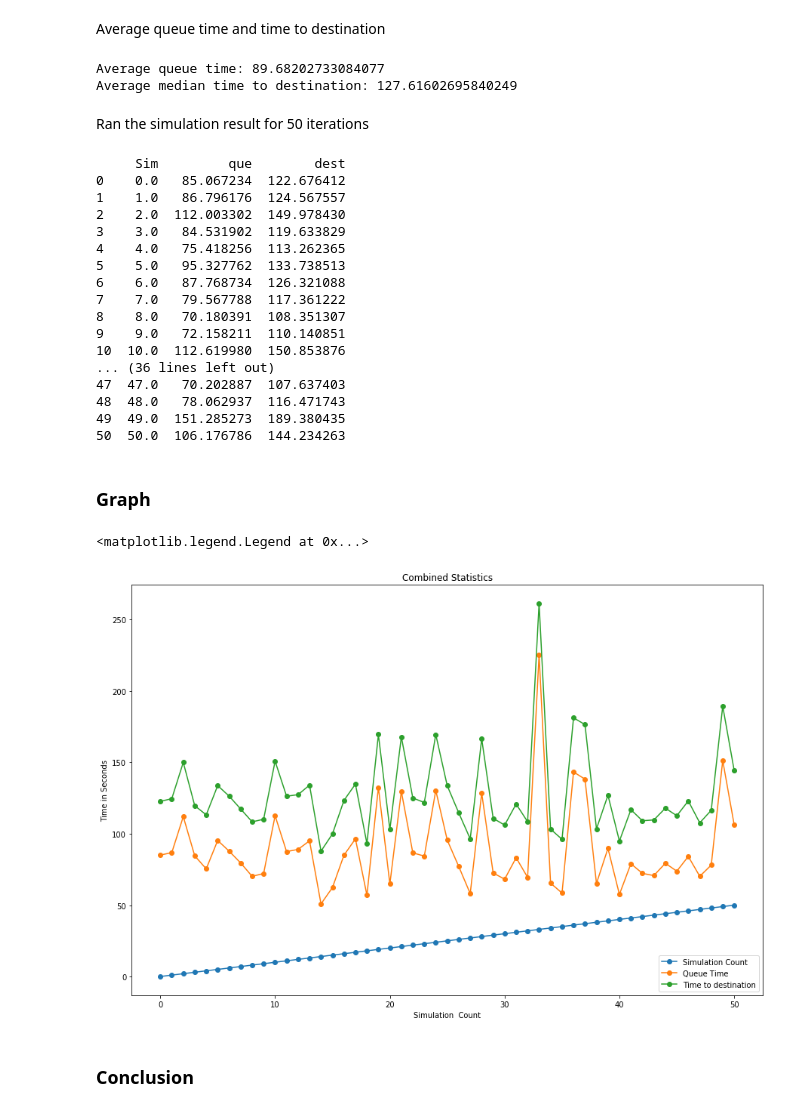
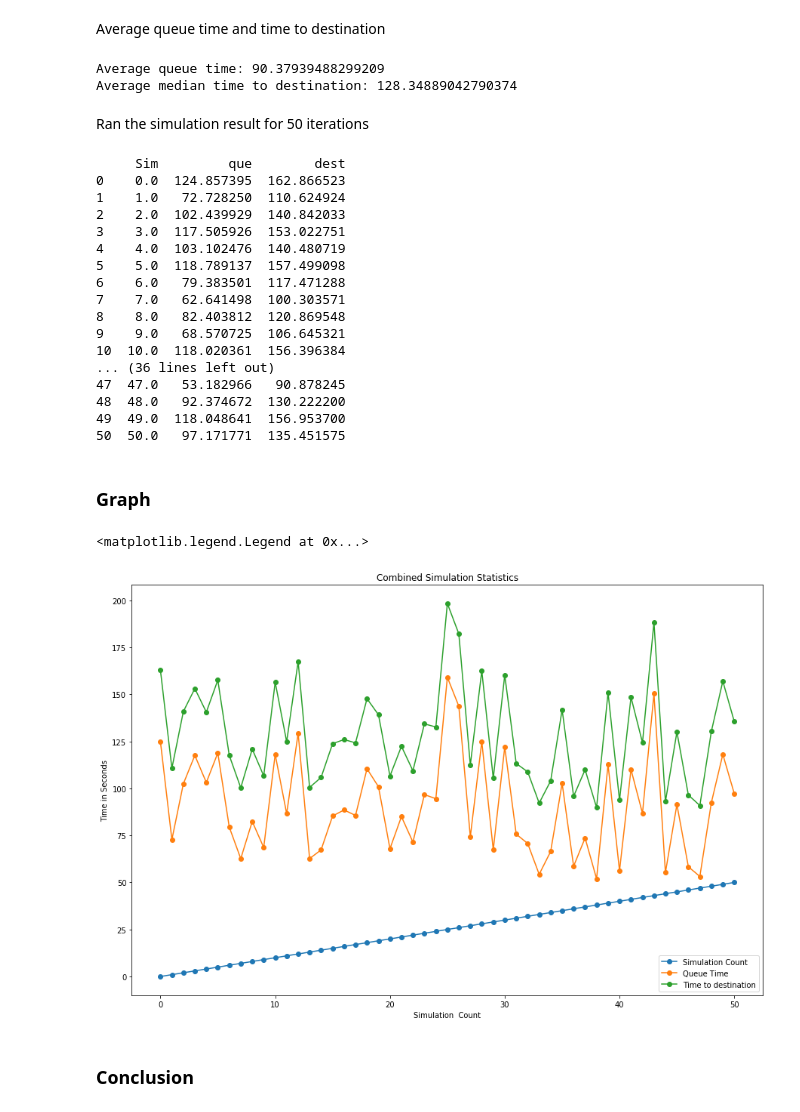
Before and after one commit to mohamedthasleem/DATA604, a Jupyter notebook: Week7_Final/Final_Project.ipynb, the cells around one changed output. Cells and saved outputs as stored; diff of their text form; code cells hidden in the pictures.

```diff
--- a/Week7_Final/Final_Project.ipynb
+++ b/Week7_Final/Final_Project.ipynb
@@ -481,7 +518,7 @@ def run_test():
 
     time = 1
     time_2 = 1
-    # passengers.add_random()
+    passengers.add_random()
 
     time += random.randint(30, 60)
     time_2 += random.randint(5, 20)
@@ -624,42 +661,42 @@ Average queue time and time to destination
 print("Average queue time: " + str(sum_queue / 51))
 print("Average median time to destination: " + str(amount_goal / 51))
 # %% [output]
-Average queue time: 89.68202733084077
-Average median time to destination: 127.61602695840249
+Average queue time: 90.37939488299209
+Average median time to destination: 128.34889042790374
 # %% [markdown]
 Ran the simulation result for 50 iterations
 # %%
 print(df_marks)
 # %% [output]
      Sim         que        dest
-0    0.0   85.067234  122.676412
-1    1.0   86.796176  124.567557
-2    2.0  112.003302  149.978430
-3    3.0   84.531902  119.633829
-4    4.0   75.418256  113.262365
-5    5.0   95.327762  133.738513
-6    6.0   87.768734  126.321088
-7    7.0   79.567788  117.361222
-8    8.0   70.180391  108.351307
-9    9.0   72.158211  110.140851
-10  10.0  112.619980  150.853876
+0    0.0  124.857395  162.866523
+1    1.0   72.728250  110.624924
+2    2.0  102.439929  140.842033
+3    3.0  117.505926  153.022751
+4    4.0  103.102476  140.480719
+5    5.0  118.789137  157.499098
+6    6.0   79.383501  117.471288
+7    7.0   62.641498  100.303571
+8    8.0   82.403812  120.869548
+9    9.0   68.570725  106.645321
+10  10.0  118.020361  156.396384
 ... (36 lines left out)
-47  47.0   70.202887  107.637403
-48  48.0   78.062937  116.471743
-49  49.0  151.285273  189.380435
-50  50.0  106.176786  144.234263
+47  47.0   53.182966   90.878245
+48  48.0   92.374672  130.222200
+49  49.0  118.048641  156.953700
+50  50.0   97.171771  135.451575
 # %% [markdown]
 <h3>Graph</h3>
 # %%
 lines = df_marks.plot.line(figsize=(15,10),marker='o')
 
-plt.title("Combined Statistics")
+plt.title("Combined Simulation Statistics")
 plt.xlabel('Simulation  Count')
 plt.ylabel('Time in Seconds')
 
 plt.legend(['Simulation Count','Queue Time ','Time to destination'], loc='lower right')
 # %% [output]
 <matplotlib.legend.Legend at 0x...>
-[figure, old version]
+[figure, new version]
 # %% [markdown]
 <h3>Conclusion</h3>
```
Also changed, not shown: parts of 10 cells of this notebook, 1 other file.
